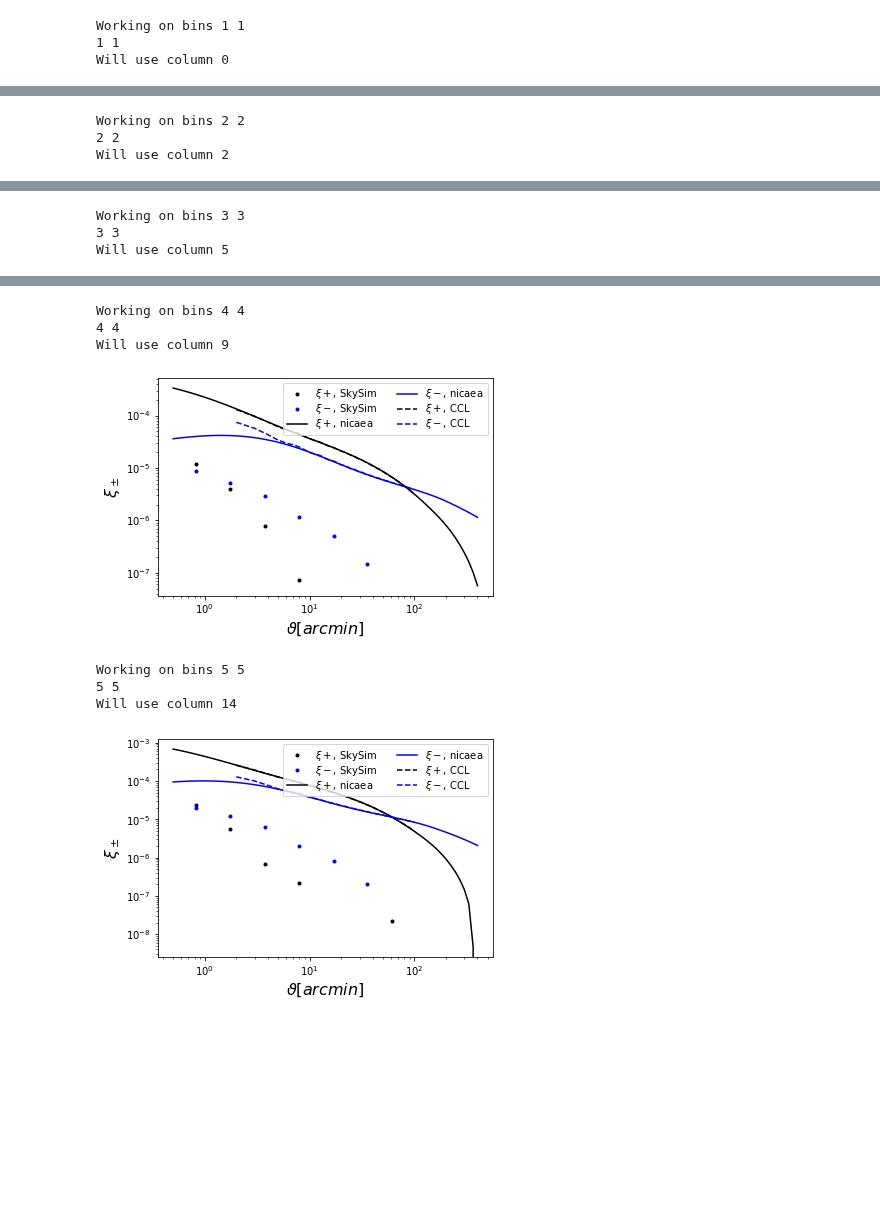
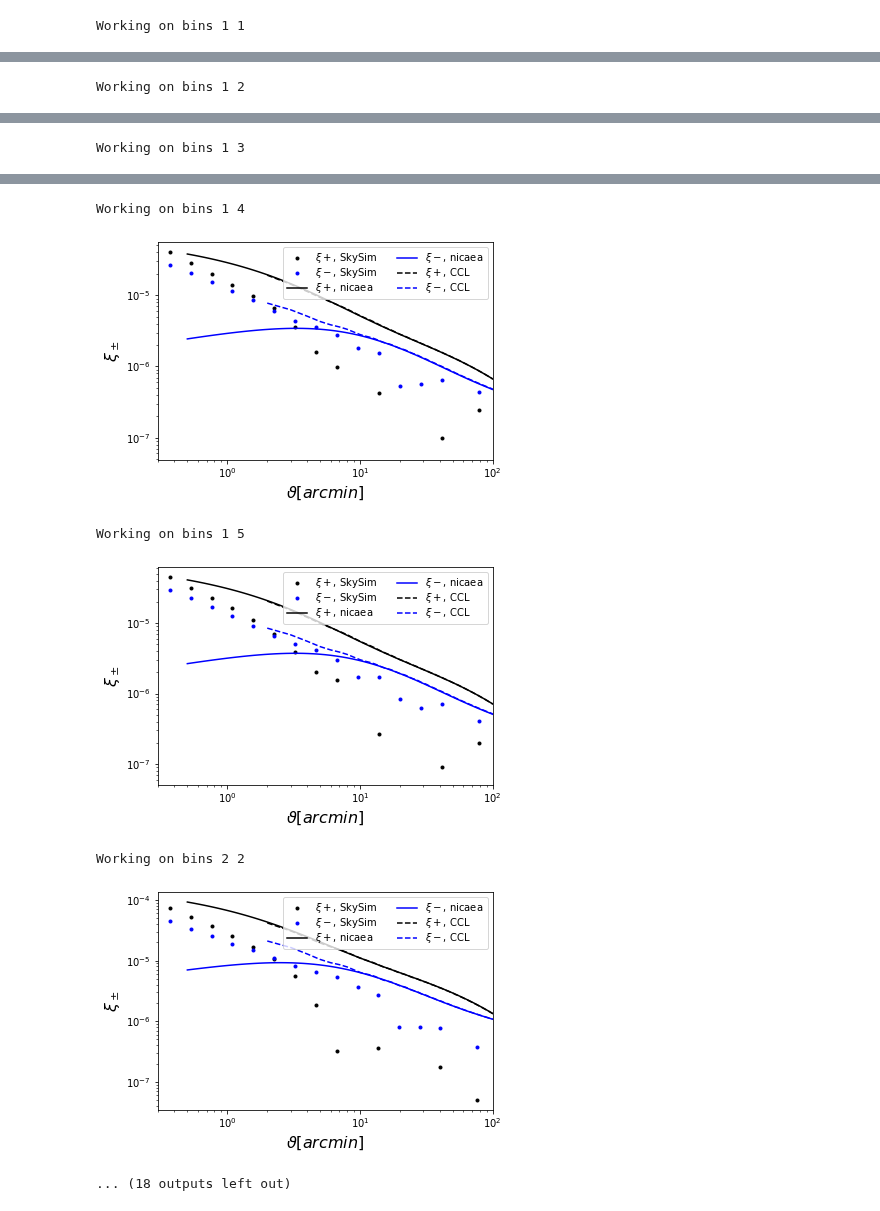
Before and after one commit to LSSTDESC/SkySim5000_IA_infusion, a Jupyter notebook: Compare_Mocks_Theory.ipynb, the cells around one changed output, grey strips where cells are left out. Saved outputs shown, nothing was run; the diff lists cells and outputs as text; code cells hidden in the pictures; blank space fills up the shorter version.

```diff
--- a/Compare_Mocks_Theory.ipynb
+++ b/Compare_Mocks_Theory.ipynb
@@ -1,11 +1,12 @@
 # %%
 #Notebook used to plot measurements from the SkySim5000+IA mocks vs theory predictions
 %pylab inline
+import pylab as plt
 import numpy as np
 import treecorr
 #import matplotlib as plt
-path_treecorr='/global/homes/j/jharno/IA-infusion/SkySim5000/tools/SkySim5000_IA_infusion/correlations/'
-path_nicaea='/global/homes/j/jharno/IA-infusion/SkySim5000/tools/SkySim5000_IA_infusion/predictions_nicaea/'
+path_treecorr='correlations/'
+path_nicaea='predictions_nicaea/'
 from astropy.io import fits
 # %% [output]
 Populating the interactive namespace from numpy and matplotlib
@@ -28,18 +31,18 @@ z_combination=data['bin_comb']  #redshift bin combination
 
 # Load the Treecorr measurements:
 counter=0
-xip=np.empty([9,15])
-xim=np.empty([9,15])
+xip=np.empty([20,15])
+xim=np.empty([20,15])
 
-for bin1 in range(1,6):
-    for bin2 in range (bin1,bin1+1):
+for bin1 in np.arange(5)+1:
+    for bin2 in range (bin1,6):
     #for bin2 in range (bin1,6):
 
 
         print('Working on bins', bin1, bin2)
 
         # Get Treecorr measurements
-        filename=path_treecorr+'cross_correlation_tomo{}_{}'.format(bin2,bin1)
+        filename=path_treecorr+'cross_correlation_tomo{}_{}'.format(bin1,bin2)
         #print('Opening ',filename)
         gg = treecorr.GGCorrelation(nbins = 9, min_sep = 0.00833333, max_sep = 7.925, bin_slop = 0.01)
         gg.read(filename)
@@ -61,8 +64,8 @@ for bin1 in range(1,6):
         # Find the right column:
         for tomo in range(0,15):
             if(z_combination[tomo][0]==bin2 and z_combination[tomo][1]==bin1 ):
-                print(z_combination[tomo][0], z_combination[tomo][1])
-                print("Will use column",tomo)
+                #print(z_combination[tomo][0], z_combination[tomo][1])
+                #print("Will use column",tomo)
                 break
         theta_CCL=data['theta']
         theta_CCL=theta_CCL[0,:]
@@ -72,8 +75,8 @@ for bin1 in range(1,6):
 
         counter +=1
 
-        plt.plot(theta, gg.xip, 'k.', label='$\\xi+$, SkySim')
-        plt.plot(theta, gg.xim, 'b.', label='$\\xi-$, SkySim')
+        plt.plot(theta, 4*np.pi*gg.xip, 'k.', label='$\\xi+$, SkySim')
+        plt.plot(theta, 4*np.pi*gg.xim, 'b.', label='$\\xi-$, SkySim')
         plt.plot(theta_nicaea, xip_nicaea, 'k-', label='$\\xi+$, nicaea')
         plt.plot(theta_nicaea, xim_nicaea, 'b-', label='$\\xi-$, nicaea')
         plt.plot(theta_CCL, xip_CCL, 'k--', label='$\\xi+$, CCL')
@@ -84,8 +87,7 @@ for bin1 in range(1,6):
         plt.xlabel('$\\vartheta [arcmin]$', fontsize=16)
         plt.ylabel('$\\xi_\\pm$', fontsize=16)
         plt.legend(loc='upper right', ncol=2, labelspacing=0.1)
+        plt.xlim([0.3, 100])
         plt.show()
 # %% [output]
 Working on bins 1 1
-1 1
-Will use column 0
@@ -93,3 +95 @@ Will use column 0
-Working on bins 2 2
-2 2
-Will use column 2
+Working on bins 1 2
@@ -97,3 +97 @@ Will use column 2
-Working on bins 3 3
-3 3
-Will use column 5
+Working on bins 1 3
@@ -101,8 +99,7 @@ Will use column 5
-Working on bins 4 4
-4 4
-Will use column 9
+Working on bins 1 4
-[figure, old version]
+[figure, new version]
-Working on bins 5 5
-5 5
-Will use column 14
+Working on bins 1 5
-[figure, old version]
+[figure, new version]
+Working on bins 2 2
+[figure, added]
+... (18 outputs left out)
```
Also changed, not shown: parts of 4 cells of this notebook, 34 other files.
